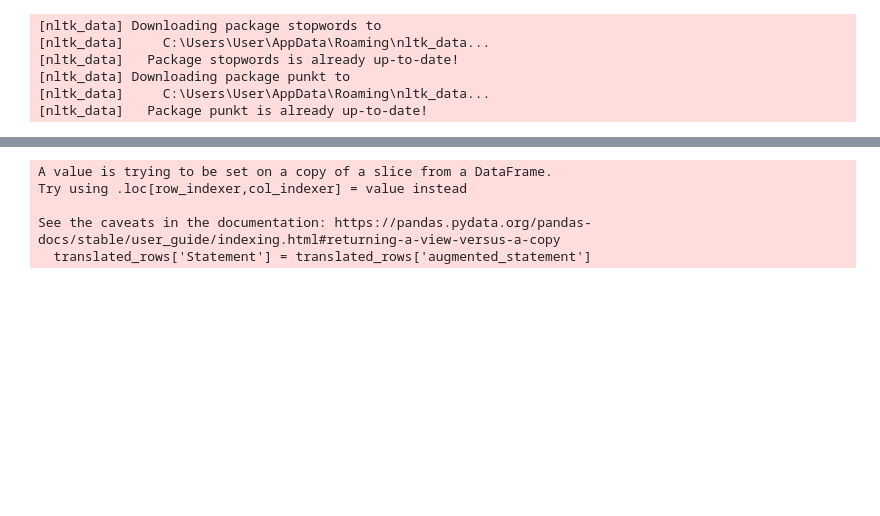
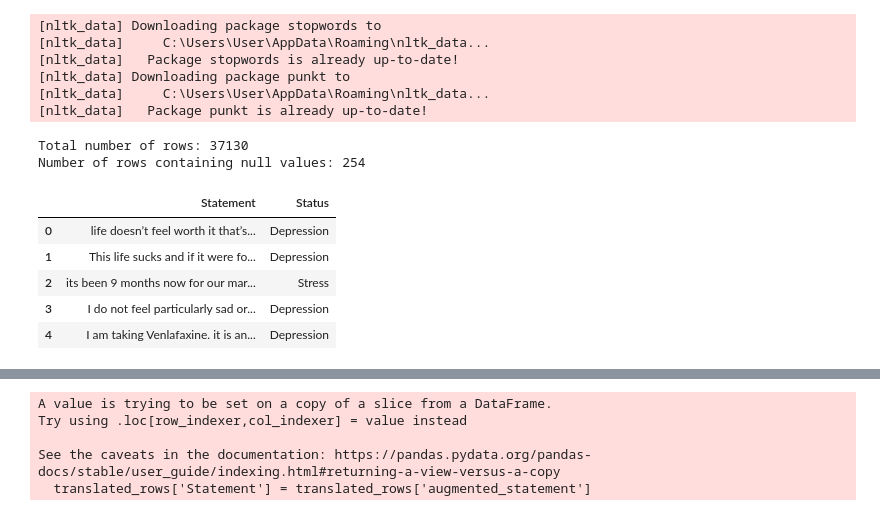
Before and after one commit to rheahamdar/sentiment-analysis-mental-health, a Jupyter notebook: RandomForestClassifier.ipynb, the cells around one changed output, grey strips where cells are left out. Drawn from its saved outputs; the diff is of its cells as text; code cells hidden in the pictures; blank space fills up the shorter version.

```diff
--- a/RandomForestClassifier.ipynb
+++ b/RandomForestClassifier.ipynb
@@ -25,3 +26,20 @@ from sklearn.metrics import classification_report, accuracy_score,confusion_matr
 [nltk_data] Downloading package punkt to
 [nltk_data]     C:\Users\User\AppData\Roaming\nltk_data...
 [nltk_data]   Package punkt is already up-to-date!
+# %%
+df = pd.read_csv('Sentiment_analysis_dataset.csv')
+df = pd.read_csv('Sentiment_analysis_dataset.csv')
+
+print(f'Total number of rows: {len(df)}')
+
+print(f'Number of rows containing null values: {df.isnull().any(axis=1).sum()}')
+df.head()
+# %% [output]
+Total number of rows: 37130
+Number of rows containing null values: 254
+|  | Statement | Status |
+| 0 | life doesn’t feel worth it that’s... | Depression |
+| 1 | This life sucks and if it were fo... | Depression |
+| 2 | its been 9 months now for our mar... | Stress |
+| 3 | I do not feel particularly sad or... | Depression |
+| 4 | I am taking Venlafaxine. it is an... | Depression |
```
Also changed, not shown: parts of 12 cells of this notebook, 2 other files.
